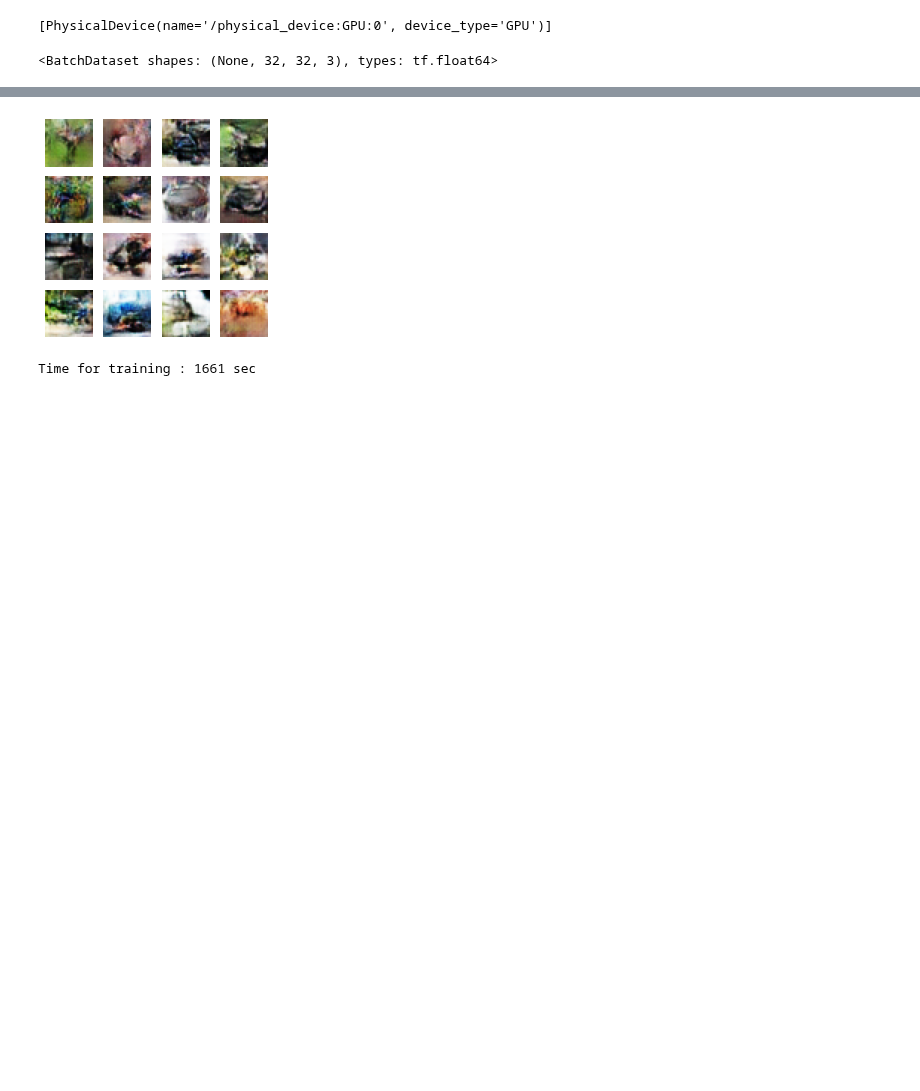
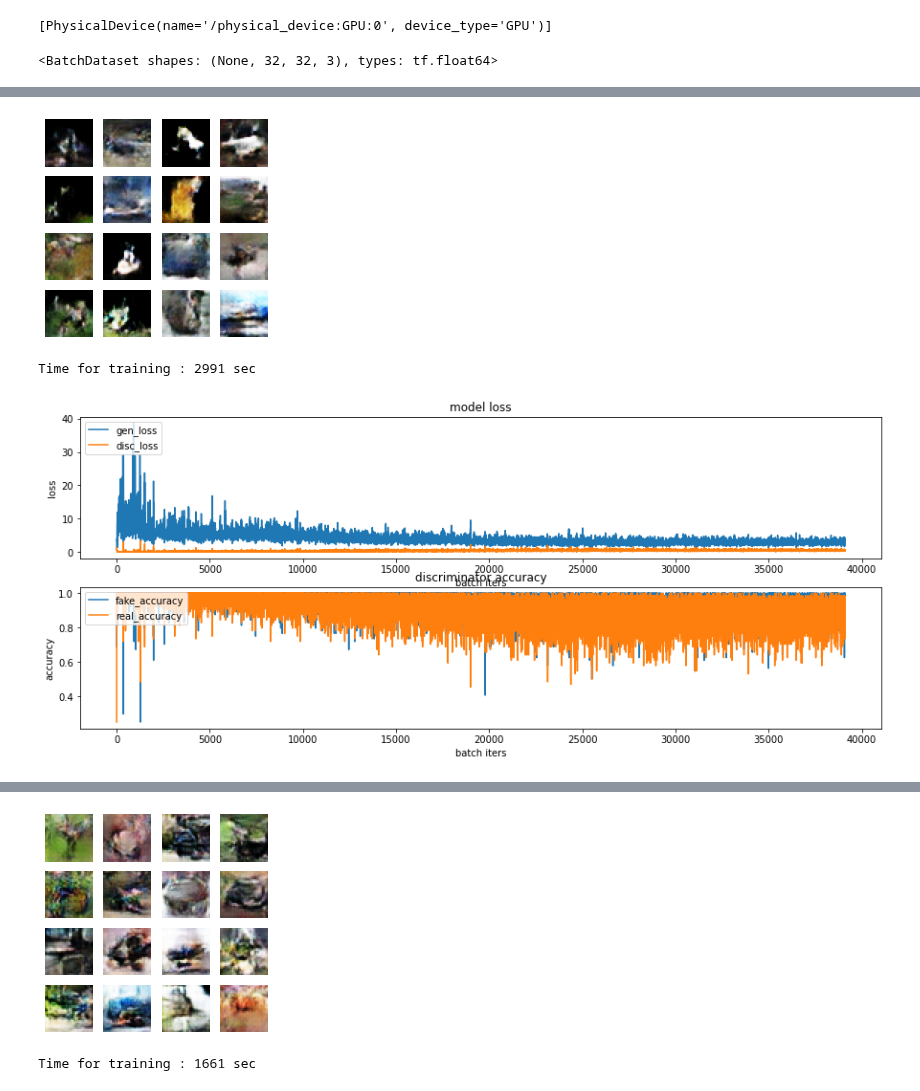
Before and after one commit to LAGABI44/AIFFEL_Study, a Jupyter notebook: EXPLORATION/Submission/[E-10]DCGAN_CIFAR_10.ipynb, the cells around one changed output, grey strips where cells are left out. Cells and saved outputs as stored; diff of their text form; code cells hidden in the pictures; blank space fills up the shorter version.

```diff
--- a/EXPLORATION/Submission/[E-10]DCGAN_CIFAR_10.ipynb
+++ b/EXPLORATION/Submission/[E-10]DCGAN_CIFAR_10.ipynb
@@ -536,0 +560,7 @@ train_dataset
+# %%
+%%time
+train(train_dataset, EPOCHS, save_every)
+# %% [output]
+[figure, added]
+Time for training : 2991 sec
+[figure, added]
```
Also changed, not shown: parts of 31 cells of this notebook.
